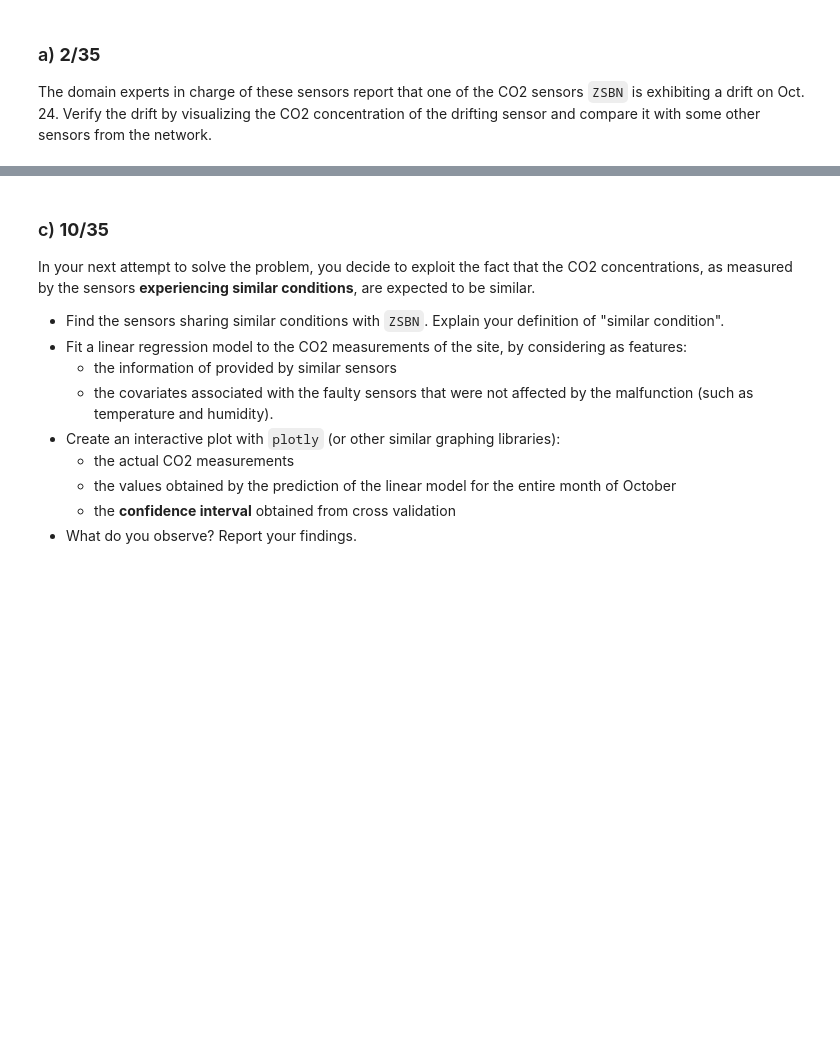
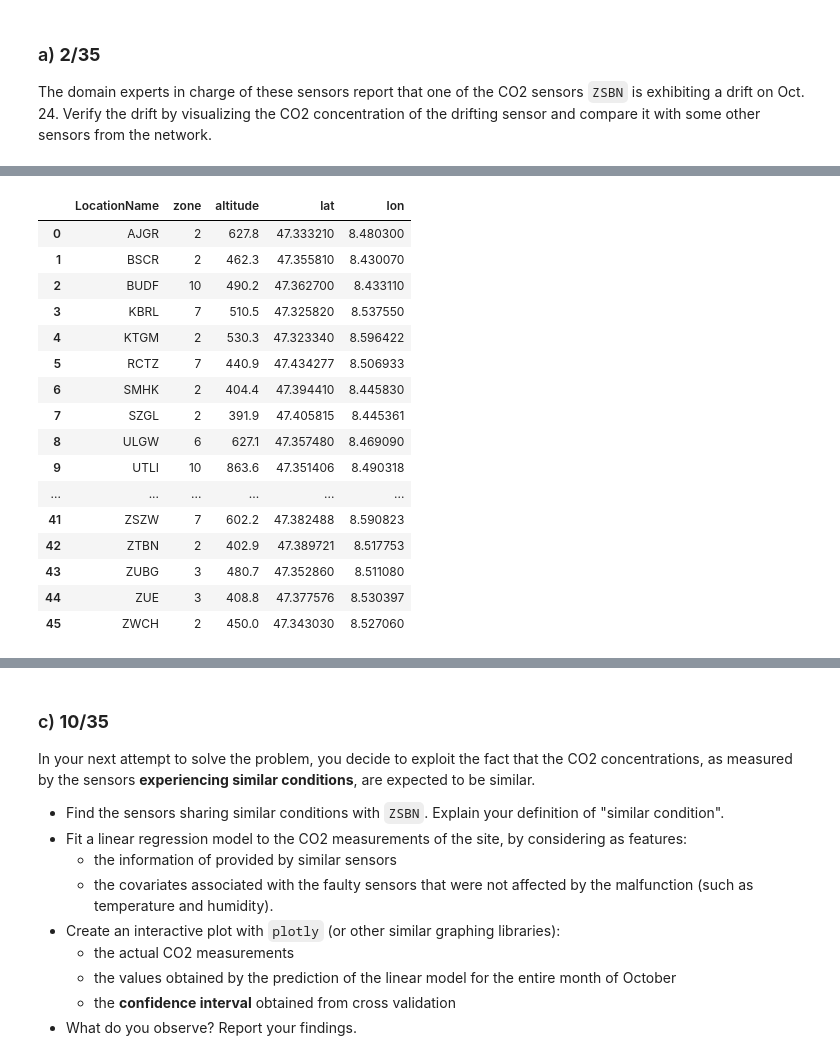
Before and after one commit to ayman-mezghani/dslab-hw1-Data_Science_with_CO2, a Jupyter notebook: notebooks/DSLab-homework1.ipynb, the cells around one changed output, grey strips where cells are left out. Saved outputs shown, nothing was run; the diff lists cells and outputs as text; code cells hidden in the pictures; blank space fills up the shorter version.

```diff
--- a/notebooks/DSLab-homework1.ipynb
+++ b/notebooks/DSLab-homework1.ipynb
@@ -258,0 +347,20 @@ The domain experts in charge of these sensors report that one of the CO2 sensors
+# %%
+metadata
+# %% [output]
+|  | LocationName | zone | altitude | lat | lon |
+| 0 | AJGR | 2 | 627.8 | 47.333210 | 8.480300 |
+| 1 | BSCR | 2 | 462.3 | 47.355810 | 8.430070 |
+| 2 | BUDF | 10 | 490.2 | 47.362700 | 8.433110 |
+| 3 | KBRL | 7 | 510.5 | 47.325820 | 8.537550 |
+| 4 | KTGM | 2 | 530.3 | 47.323340 | 8.596422 |
+| 5 | RCTZ | 7 | 440.9 | 47.434277 | 8.506933 |
+| 6 | SMHK | 2 | 404.4 | 47.394410 | 8.445830 |
+| 7 | SZGL | 2 | 391.9 | 47.405815 | 8.445361 |
+| 8 | ULGW | 6 | 627.1 | 47.357480 | 8.469090 |
+| 9 | UTLI | 10 | 863.6 | 47.351406 | 8.490318 |
+| ... | ... | ... | ... | ... | ... |
+| 41 | ZSZW | 7 | 602.2 | 47.382488 | 8.590823 |
+| 42 | ZTBN | 2 | 402.9 | 47.389721 | 8.517753 |
+| 43 | ZUBG | 3 | 480.7 | 47.352860 | 8.511080 |
+| 44 | ZUE | 3 | 408.8 | 47.377576 | 8.530397 |
+| 45 | ZWCH | 2 | 450.0 | 47.343030 | 8.527060 |
```
Also changed, not shown: parts of 16 cells of this notebook.
